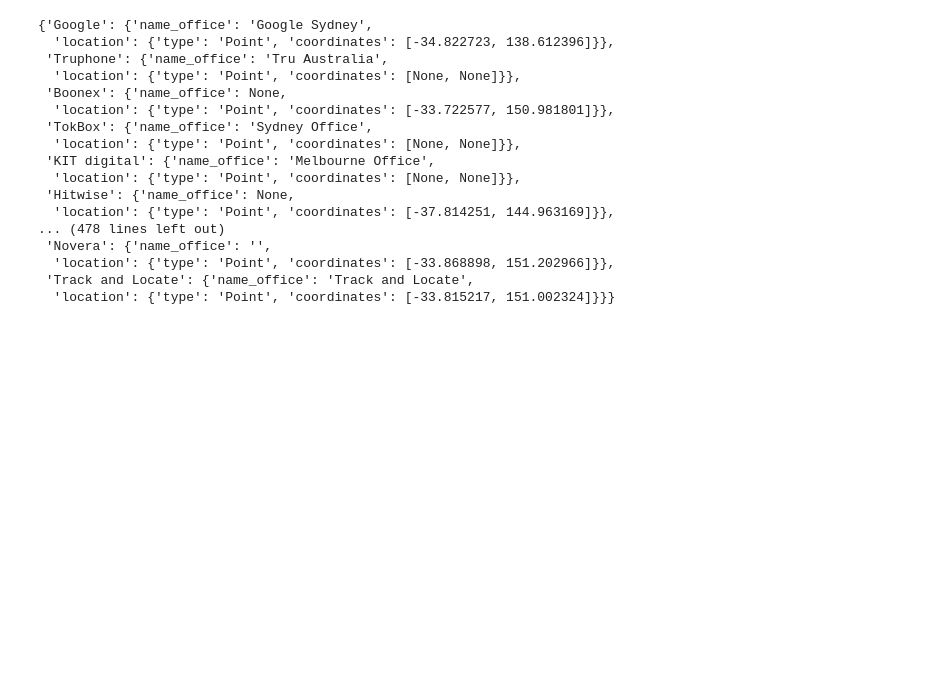
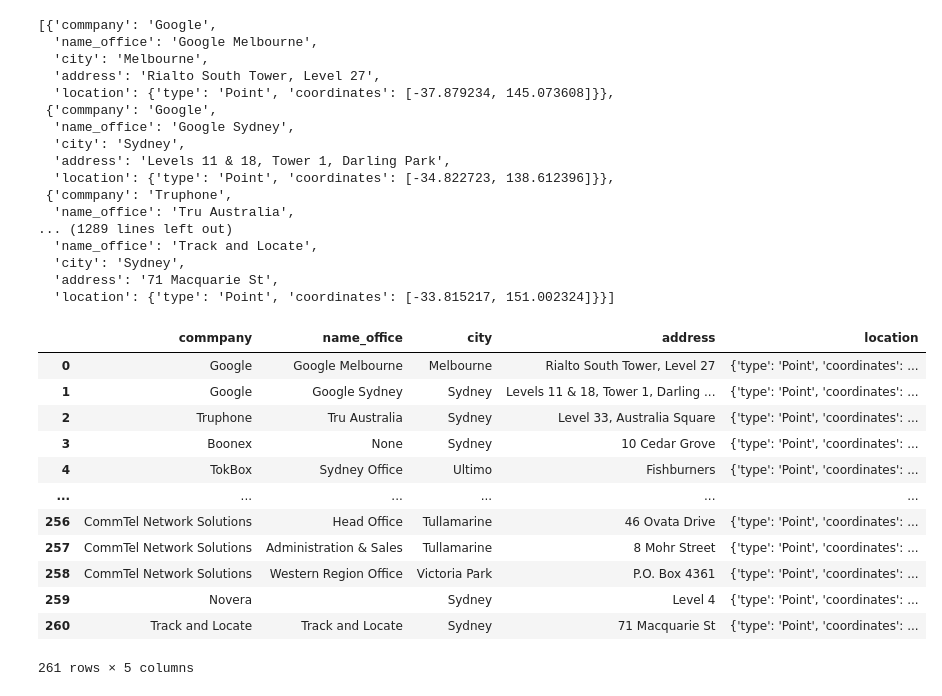
Before and after one commit to SergiColl5/paddle_court_location, a Jupyter notebook: mynotebooks/companies.ipynb, the cells around one changed output. Cells and saved outputs as stored; diff of their text form; code cells hidden in the pictures; blank space fills up the shorter version.

```diff
--- a/mynotebooks/companies.ipynb
+++ b/mynotebooks/companies.ipynb
@@ -40,30 +42,54 @@ dict_of_companies = {}
 for i in result:
     dict_of_companies[i['name']]= i['offices']
 # %%
-# going through all the offices for each company to create a dictionary with only the offices that are in australia.
-offices_aus = {}
+# I create a dictionary with information about the name of the company, the type, and its office.
+# Taking only those offices that are in Australia.
+offices_aus = []
 for company in dict_of_companies.keys():
     list_of_ofices = dict_of_companies[company]
     for office in list_of_ofices:
         if office['country_code'] == 'AUS':
-            offices_aus[company]={ 'name_office':office['description'],'location':{'type':'Point','coordinates':[office['latitude'],office['longitude']]}}
+            offices_aus.append({'company':company,
+                                'name_office':office['description'],
+                                'city': office['city'],
+                                'address': office['address1'],
+                                'location':{'type':'Point',
+                                            'coordinates':[office['latitude'],office['longitude']]}})
 # %%
 offices_aus
 # %% [output]
-{'Google': {'name_office': 'Google Sydney',
+[{'commpany': 'Google',
+  'name_office': 'Google Melbourne',
+  'city': 'Melbourne',
+  'address': 'Rialto South Tower, Level 27',
+  'location': {'type': 'Point', 'coordinates': [-37.879234, 145.073608]}},
+ {'commpany': 'Google',
+  'name_office': 'Google Sydney',
+  'city': 'Sydney',
+  'address': 'Levels 11 & 18, Tower 1, Darling Park',
   'location': {'type': 'Point', 'coordinates': [-34.822723, 138.612396]}},
- 'Truphone': {'name_office': 'Tru Australia',
-  'location': {'type': 'Point', 'coordinates': [None, None]}},
- 'Boonex': {'name_office': None,
-  'location': {'type': 'Point', 'coordinates': [-33.722577, 150.981801]}},
- 'TokBox': {'name_office': 'Sydney Office',
-  'location': {'type': 'Point', 'coordinates': [None, None]}},
- 'KIT digital': {'name_office': 'Melbourne Office',
-  'location': {'type': 'Point', 'coordinates': [None, None]}},
- 'Hitwise': {'name_office': None,
-  'location': {'type': 'Point', 'coordinates': [-37.814251, 144.963169]}},
-... (478 lines left out)
- 'Novera': {'name_office': '',
-  'location': {'type': 'Point', 'coordinates': [-33.868898, 151.202966]}},
- 'Track and Locate': {'name_office': 'Track and Locate',
-  'location': {'type': 'Point', 'coordinates': [-33.815217, 151.002324]}}}
+ {'commpany': 'Truphone',
+  'name_office': 'Tru Australia',
+... (1289 lines left out)
+  'name_office': 'Track and Locate',
+  'city': 'Sydney',
+  'address': '71 Macquarie St',
+  'location': {'type': 'Point', 'coordinates': [-33.815217, 151.002324]}}]
+# %%
+df_aus_companies = pd.DataFrame(offices_aus)
+# %%
+df_aus_companies
+# %% [output]
+|  | commpany | name_office | city | address | location |
+| 0 | Google | Google Melbourne | Melbourne | Rialto South Tower, Level 27 | {'type': 'Point', 'coordinates': ... |
+| 1 | Google | Google Sydney | Sydney | Levels 11 & 18, Tower 1, Darling ... | {'type': 'Point', 'coordinates': ... |
+| 2 | Truphone | Tru Australia | Sydney | Level 33, Australia Square | {'type': 'Point', 'coordinates': ... |
+| 3 | Boonex | None | Sydney | 10 Cedar Grove | {'type': 'Point', 'coordinates': ... |
+| 4 | TokBox | Sydney Office | Ultimo | Fishburners | {'type': 'Point', 'coordinates': ... |
+| ... | ... | ... | ... | ... | ... |
+| 256 | CommTel Network Solutions | Head Office | Tullamarine | 46 Ovata Drive | {'type': 'Point', 'coordinates': ... |
+| 257 | CommTel Network Solutions | Administration & Sales | Tullamarine | 8 Mohr Street | {'type': 'Point', 'coordinates': ... |
+| 258 | CommTel Network Solutions | Western Region Office | Victoria Park | P.O. Box 4361 | {'type': 'Point', 'coordinates': ... |
+| 259 | Novera |  | Sydney | Level 4 | {'type': 'Point', 'coordinates': ... |
+| 260 | Track and Locate | Track and Locate | Sydney | 71 Macquarie St | {'type': 'Point', 'coordinates': ... |
+261 rows × 5 columns
```
Also changed, not shown: parts of 1 cell of this notebook.
